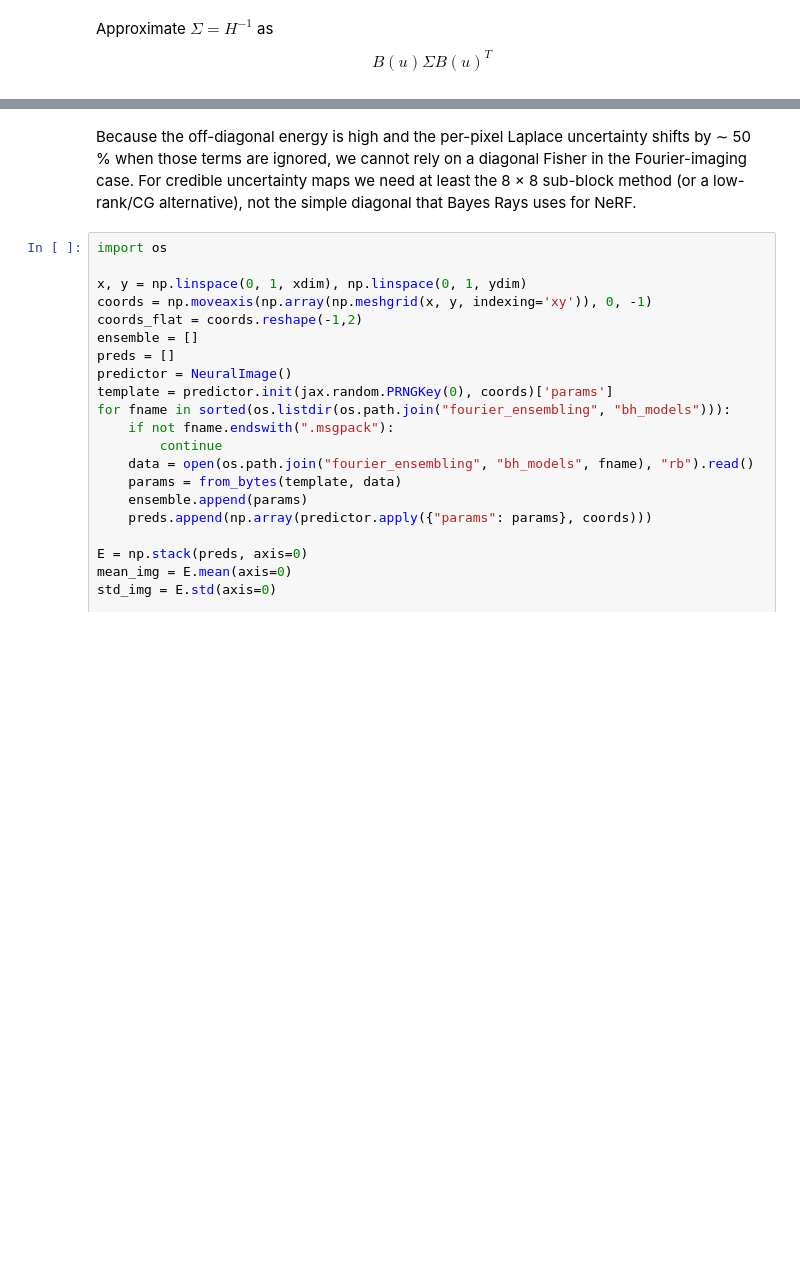
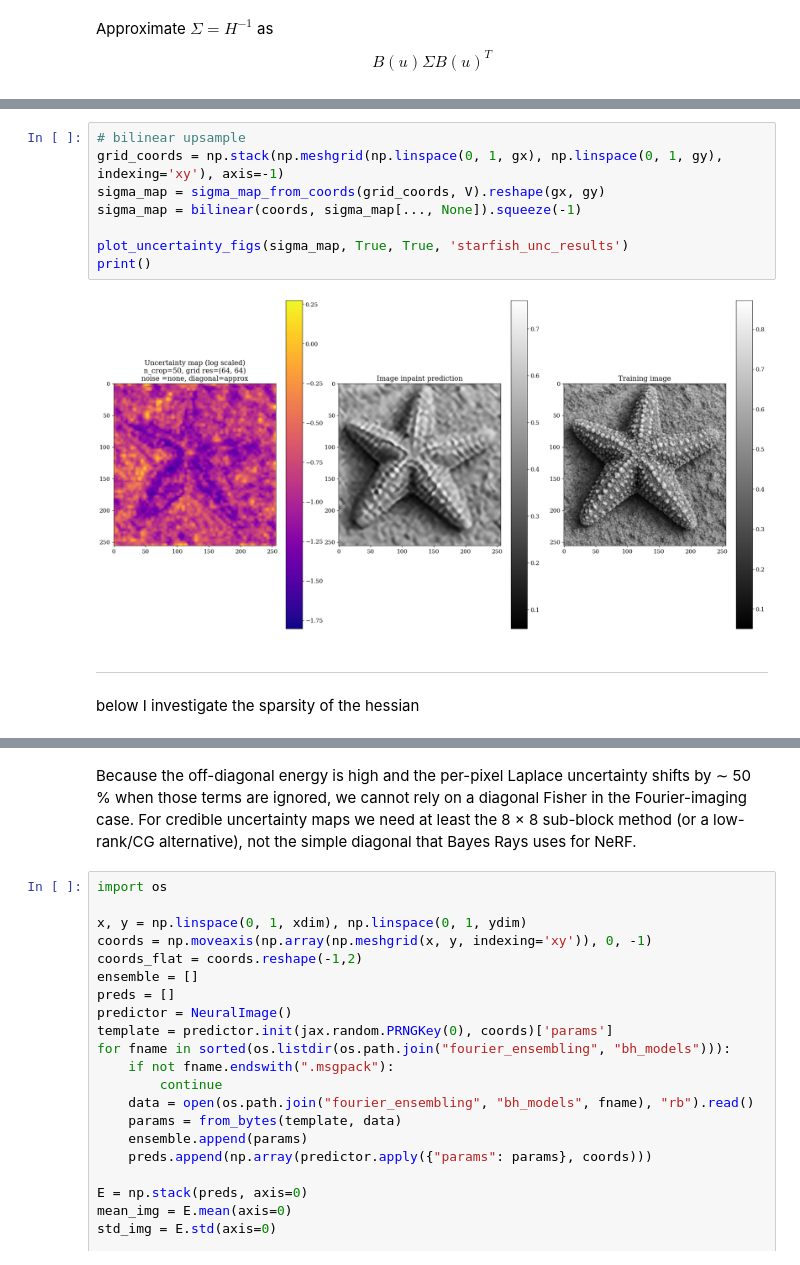
Before and after one commit to khyyle/caltech_surf_2025, a Jupyter notebook: bayes_rays_fourier.ipynb, the cells around one changed output, grey strips where cells are left out. Drawn from its saved outputs; the diff is of its cells as text; blank space fills up the shorter version.

```diff
--- a/bayes_rays_fourier.ipynb
+++ b/bayes_rays_fourier.ipynb
@@ -569,3 +625,16 @@ Hessian Condition: 565.16437
+# %%
+# bilinear upsample
+grid_coords = np.stack(np.meshgrid(np.linspace(0, 1, gx), np.linspace(0, 1, gy), indexing='xy'), axis=-1)
+sigma_map = sigma_map_from_coords(grid_coords, V).reshape(gx, gy)
+sigma_map = bilinear(coords, sigma_map[..., None]).squeeze(-1)
+
+plot_uncertainty_figs(sigma_map, True, True, 'starfish_unc_results')
+print()
+# %% [output]
+[figure, added]
+# %% [markdown]
+__________________________________________
+below I investigate the sparsity of the hessian
 # %%
 def plot_H_pattern(H, title="Hessian sparsity"):
     """Visualise |H|—white = zero(ish), dark = non-zero."""
```
Also changed, not shown: parts of 13 cells of this notebook, 49 other files.
